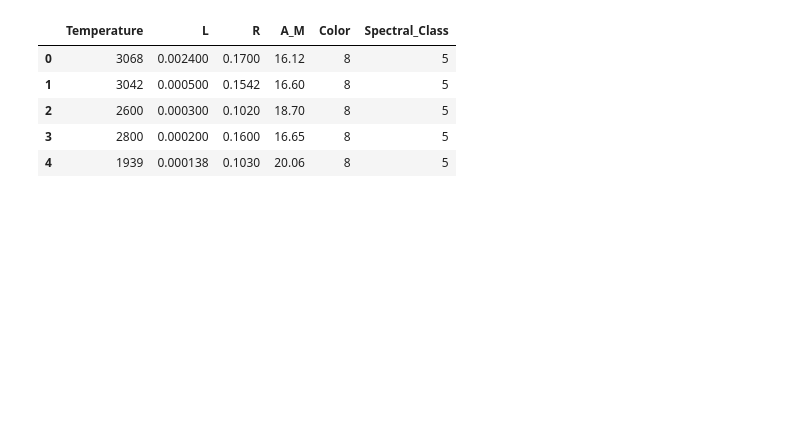
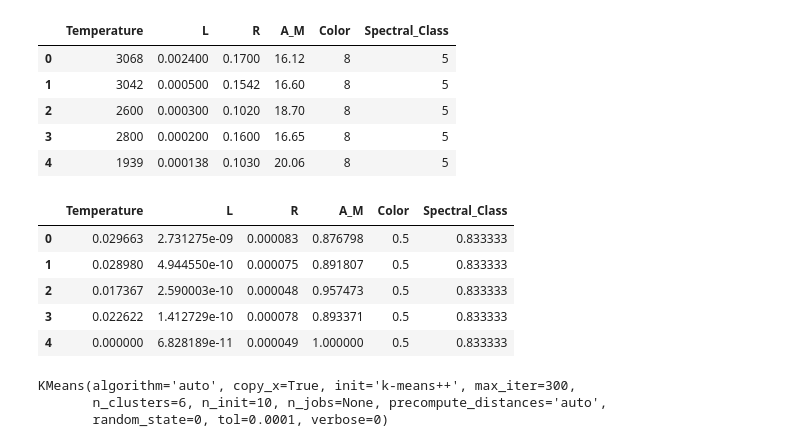
Before and after one commit to mohmaed7777/K-means-for-clustering-the-Stars-Typs, a Jupyter notebook: Clustering_Stars_Types.ipynb, the cells around one changed output. Saved outputs shown, nothing was run; the diff lists cells and outputs as text; code cells hidden in the pictures; blank space fills up the shorter version.

```diff
--- a/Clustering_Stars_Types.ipynb
+++ b/Clustering_Stars_Types.ipynb
@@ -186,0 +210,3 @@ data.head()
+# %%
+# Feature Scaling :
+cols = X.columns
@@ -186,0 +215,15 @@ data.head()
+# %%
+min_max = MinMaxScaler()
+# %%
+X = min_max.fit_transform(X)
+# %%
+X = pd.DataFrame(X, columns=[cols])
+# %%
+X.head()
+# %% [output]
+|  | Temperature | L | R | A_M | Color | Spectral_Class |
+| 0 | 0.029663 | 2.731275e-09 | 0.000083 | 0.876798 | 0.5 | 0.833333 |
+| 1 | 0.028980 | 4.944550e-10 | 0.000075 | 0.891807 | 0.5 | 0.833333 |
+| 2 | 0.017367 | 2.590003e-10 | 0.000048 | 0.957473 | 0.5 | 0.833333 |
+| 3 | 0.022622 | 1.412729e-10 | 0.000078 | 0.893371 | 0.5 | 0.833333 |
+| 4 | 0.000000 | 6.828189e-11 | 0.000049 | 1.000000 | 0.5 | 0.833333 |
@@ -186,0 +232,9 @@ data.head()
+# %%
+# Kmeans model with K=6 :-
+
+K_model = KMeans(n_clusters=6, random_state=0)
+K_model.fit(X)
+# %% [output]
+KMeans(algorithm='auto', copy_x=True, init='k-means++', max_iter=300,
+       n_clusters=6, n_init=10, n_jobs=None, precompute_distances='auto',
+       random_state=0, tol=0.0001, verbose=0)
```
Also changed, not shown: parts of 22 cells of this notebook.
